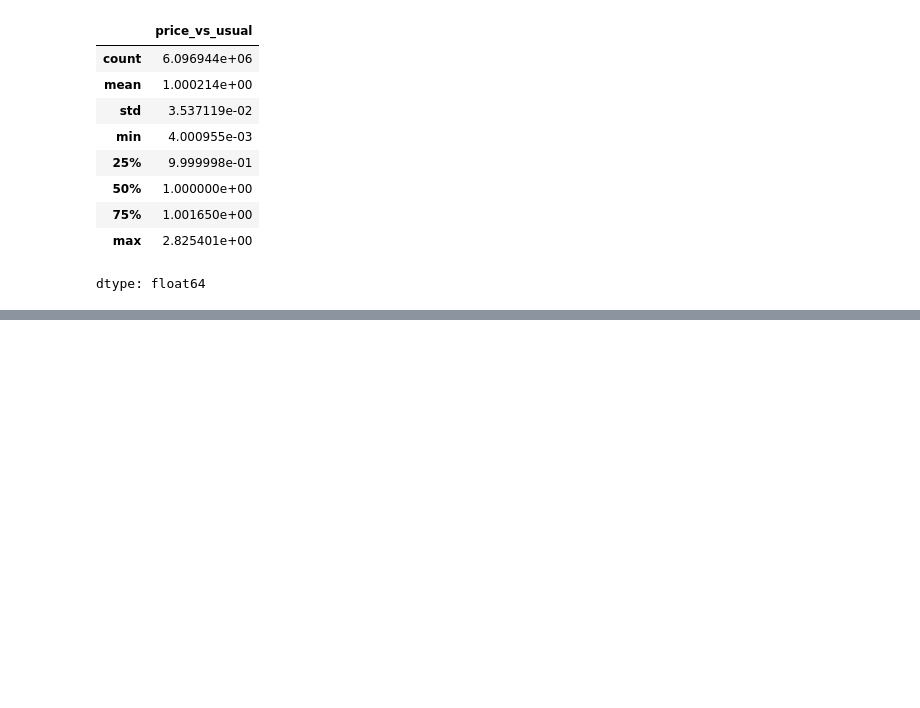
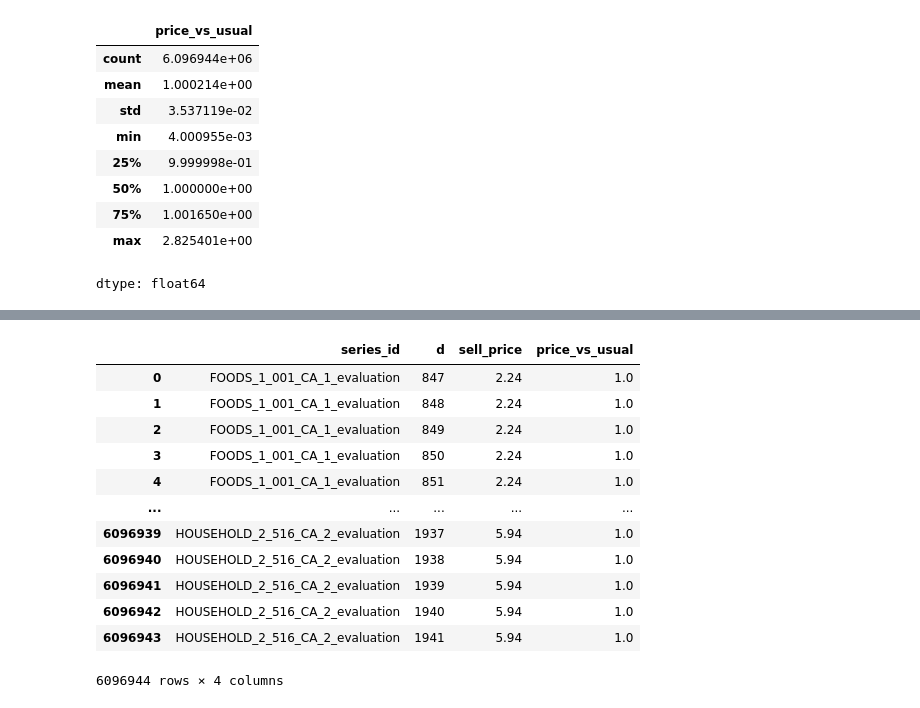
Before and after one commit to Snehil-Raut/CMPE_257_Machine_learning, a Jupyter notebook: notebooks/features.ipynb, the cells around one changed output, grey strips where cells are left out. Cells and saved outputs as stored; diff of their text form; code cells hidden in the pictures; blank space fills up the shorter version.

```diff
--- a/notebooks/features.ipynb
+++ b/notebooks/features.ipynb
@@ -120,0 +119,18 @@ dtype: float64
+# %%
+price_feats
+
+# Each row is one product, in one store, on one day, along with its price that day.
+# %% [output]
+|  | series_id | d | sell_price | price_vs_usual |
+| 0 | FOODS_1_001_CA_1_evaluation | 847 | 2.24 | 1.0 |
+| 1 | FOODS_1_001_CA_1_evaluation | 848 | 2.24 | 1.0 |
+| 2 | FOODS_1_001_CA_1_evaluation | 849 | 2.24 | 1.0 |
+| 3 | FOODS_1_001_CA_1_evaluation | 850 | 2.24 | 1.0 |
+| 4 | FOODS_1_001_CA_1_evaluation | 851 | 2.24 | 1.0 |
+| ... | ... | ... | ... | ... |
+| 6096939 | HOUSEHOLD_2_516_CA_2_evaluation | 1937 | 5.94 | 1.0 |
+| 6096940 | HOUSEHOLD_2_516_CA_2_evaluation | 1938 | 5.94 | 1.0 |
+| 6096941 | HOUSEHOLD_2_516_CA_2_evaluation | 1939 | 5.94 | 1.0 |
+| 6096942 | HOUSEHOLD_2_516_CA_2_evaluation | 1940 | 5.94 | 1.0 |
+| 6096943 | HOUSEHOLD_2_516_CA_2_evaluation | 1941 | 5.94 | 1.0 |
+6096944 rows × 4 columns
```
Also changed, not shown: parts of 9 cells of this notebook.
